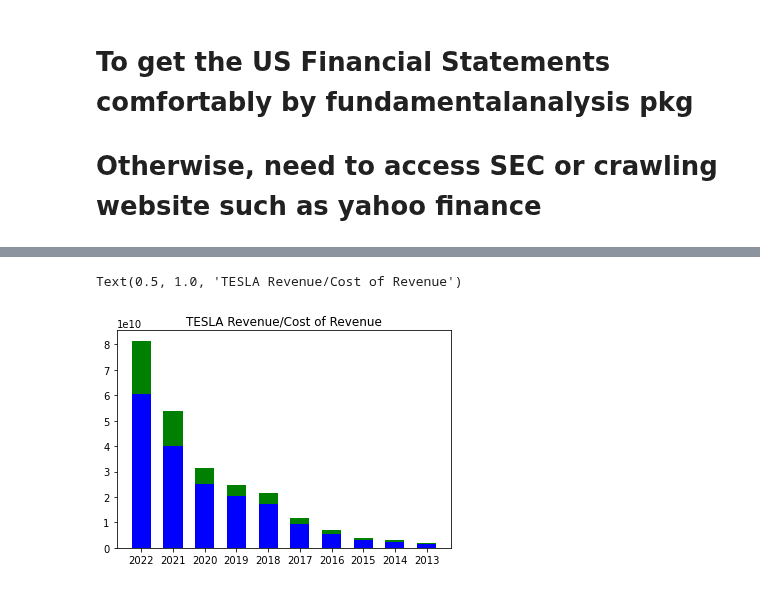
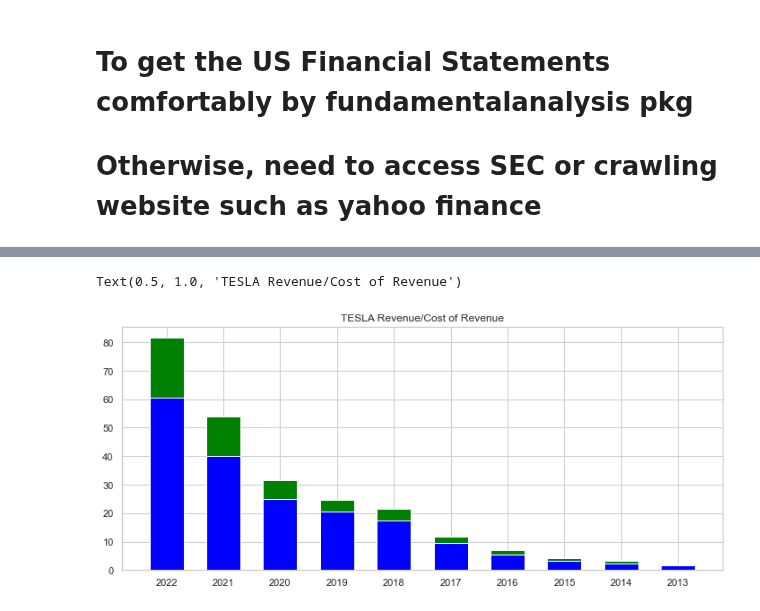
Before and after one commit to OliverJoo/quant_modeling, a Jupyter notebook: Basic_Finance/FRA.ipynb, the cells around one changed output, grey strips where cells are left out. Saved outputs shown, nothing was run; the diff lists cells and outputs as text; code cells hidden in the pictures.

```diff
--- a/Basic_Finance/FRA.ipynb
+++ b/Basic_Finance/FRA.ipynb
@@ -57,16 +57,19 @@ enterprise_value
 | addTotalDebt | 5748000000 | 8873000000 | 13279000000 | 14697000000 | 13827271000 | 12115948000 | 8588115000 | 2715586000 | 2509109000 | 606878000 | 466666000 | ... |
 | enterpriseValue | 353861440000 | 1033282080000 | 671338104000 | 82473498500 | 66892458262.499992 | 60356870179 | 36011561280 | 32288504120.999996 | 28309614643.5 | 17725370609 | 3900686630 | ... |
 # %%
+plt.figure(figsize=(12, 5))
+
 bs_annually = fra.balance_sheet_statement(ticker, API_KEY, period='annual')
 income_statement_annually = fra.income_statement(ticker, API_KEY)
 cf_statement_annually = fra.cash_flow_statement(ticker, API_KEY)
 x = income_statement_annually.columns
-revenue = income_statement_annually.loc['revenue'][:ROW_NUM]
-cost = income_statement_annually.loc['costOfRevenue'][:ROW_NUM]
+revenue = income_statement_annually.loc['revenue'][:ROW_NUM].apply(lambda x: x / 1000000000)
+cost = income_statement_annually.loc['costOfRevenue'][:ROW_NUM].apply(lambda x: x / 1000000000)
 
-plt.bar(x[:ROW_NUM], revenue, color='green', width = 0.6)
+plt.bar(x[:ROW_NUM], revenue, color='green', width=0.6)
 plt.bar(x[:ROW_NUM], cost, color='blue', width=0.6)
+
 plt.title("TESLA Revenue/Cost of Revenue")
 # %% [output]
 Text(0.5, 1.0, 'TESLA Revenue/Cost of Revenue')
-[figure, old version]
+[figure, new version]
```
Also changed, not shown: parts of 7 cells of this notebook, 1 other file.
